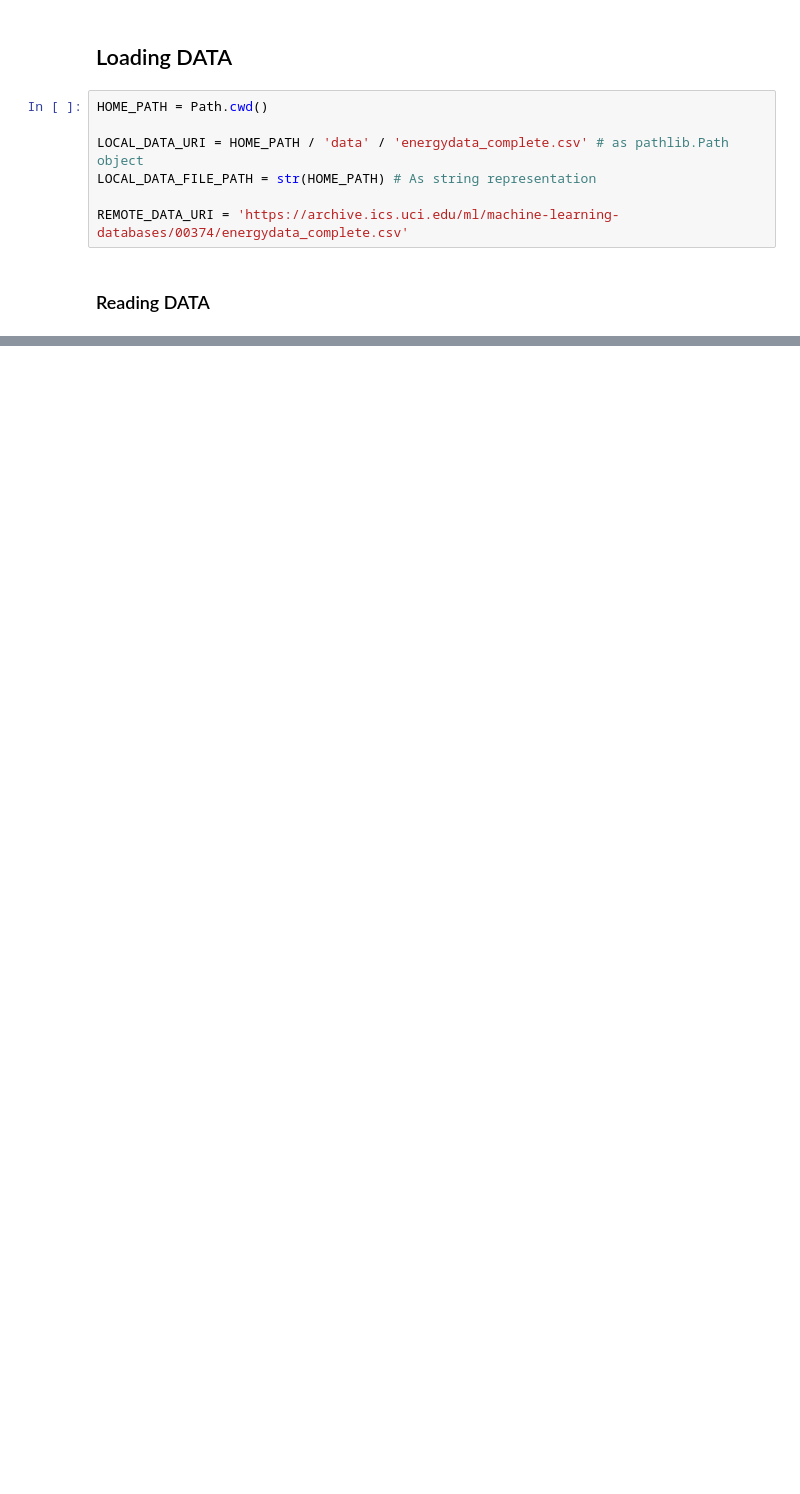
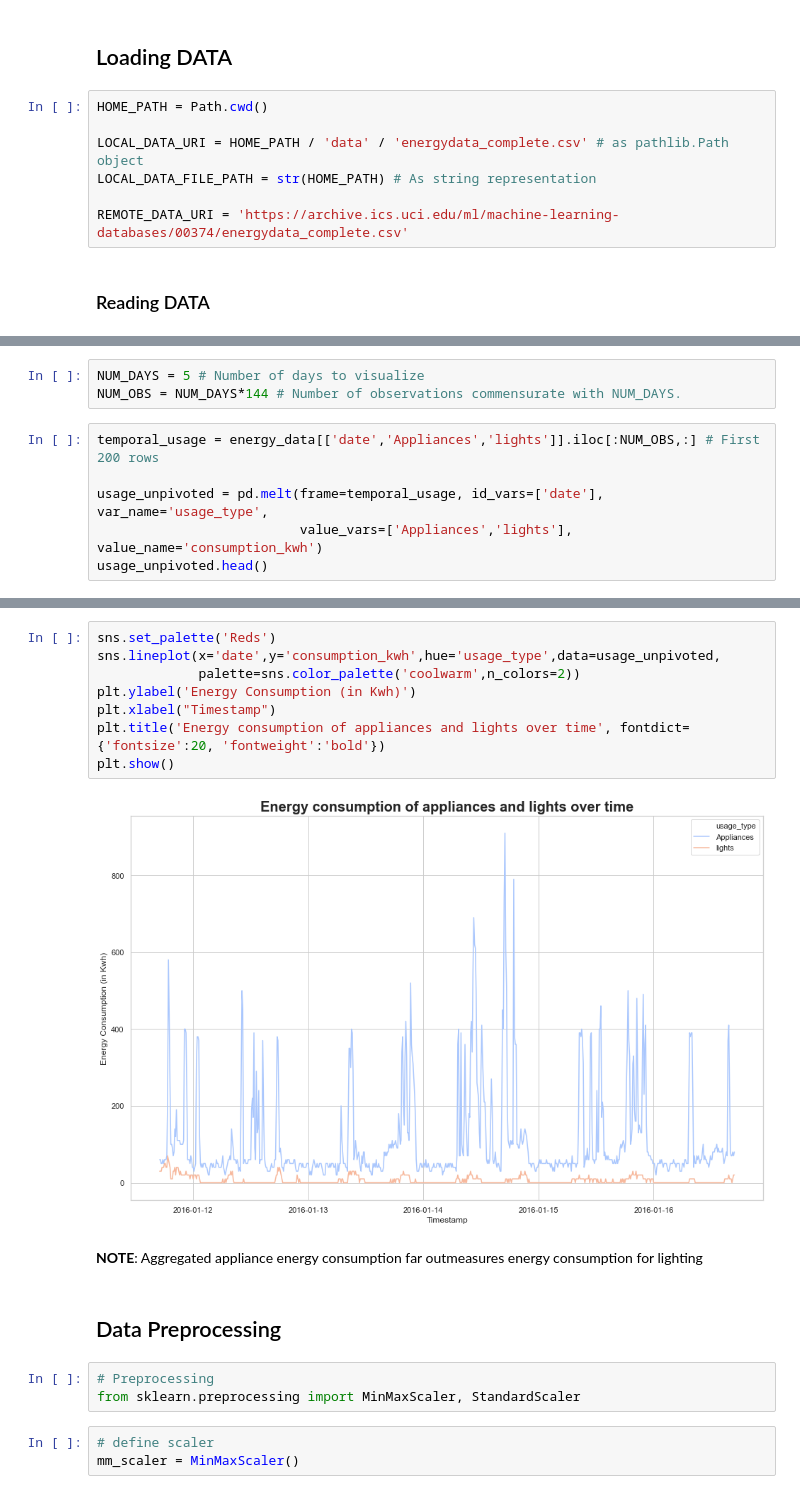
Before and after one commit to rnjema/hdsc_ml_regression, a Jupyter notebook: energy_ml_regression.ipynb, the cells around one changed output, grey strips where cells are left out. Drawn from its saved outputs; the diff is of its cells as text; blank space fills up the shorter version.

```diff
--- a/energy_ml_regression.ipynb
+++ b/energy_ml_regression.ipynb
@@ -67,0 +110,9 @@ else:
+# %%
+NUM_DAYS = 5 # Number of days to visualize
+NUM_OBS = NUM_DAYS*144 # Number of observations commensurate with NUM_DAYS.
+# %%
+temporal_usage = energy_data[['date','Appliances','lights']].iloc[:NUM_OBS,:] # First 200 rows
+
+usage_unpivoted = pd.melt(frame=temporal_usage, id_vars=['date'], var_name='usage_type',
+                          value_vars=['Appliances','lights'], value_name='consumption_kwh')
+usage_unpivoted.head()
@@ -67,0 +126,20 @@ else:
+# %%
+sns.set_palette('Reds')
+sns.lineplot(x='date',y='consumption_kwh',hue='usage_type',data=usage_unpivoted,
+             palette=sns.color_palette('coolwarm',n_colors=2))
+plt.ylabel('Energy Consumption (in Kwh)')
+plt.xlabel("Timestamp")
+plt.title('Energy consumption of appliances and lights over time', fontdict={'fontsize':20, 'fontweight':'bold'})
+plt.show()
+# %% [output]
+[figure, added]
+# %% [markdown]
+**NOTE**: Aggregated appliance energy consumption far outmeasures energy consumption for lighting
+# %% [markdown]
+## Data Preprocessing
+# %%
+# Preprocessing
+from sklearn.preprocessing import MinMaxScaler, StandardScaler
+# %%
+# define scaler
+mm_scaler = MinMaxScaler()
```
Also changed, not shown: parts of 30 cells of this notebook.
